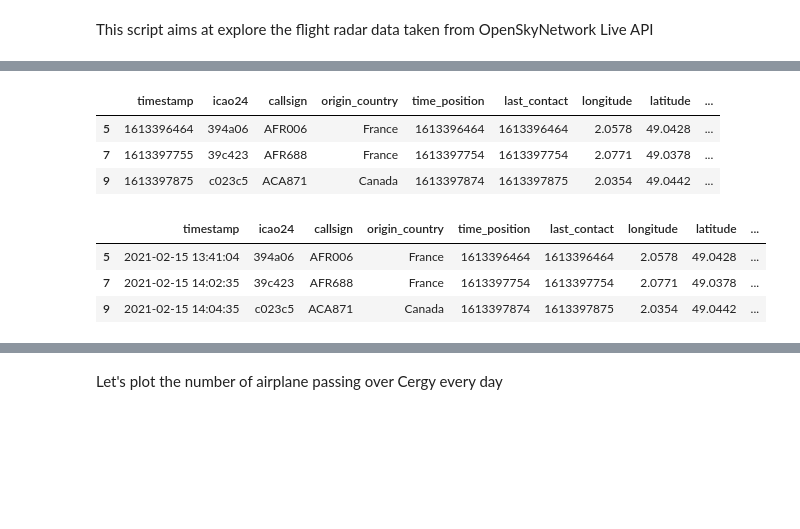
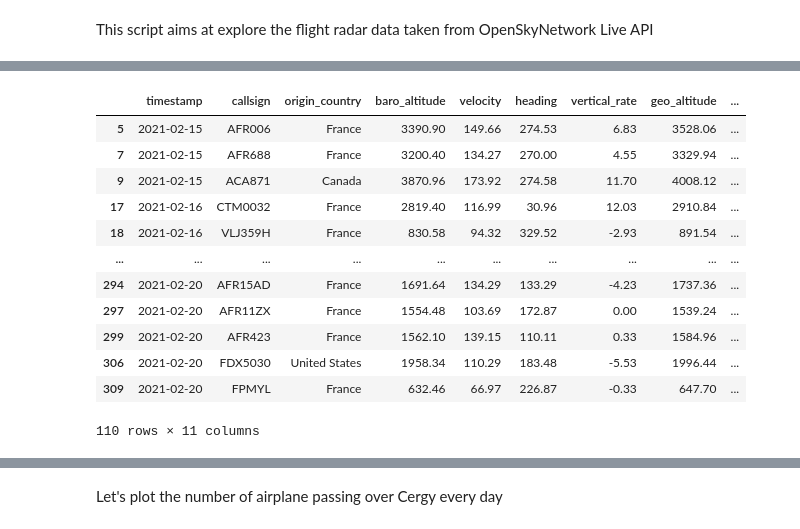
Before and after one commit to Gamma-Software/cergy_flight_radar, a Jupyter notebook: database_explore.ipynb, the cells around one changed output, grey strips where cells are left out. Drawn from its saved outputs; the diff is of its cells as text; code cells hidden in the pictures; blank space fills up the shorter version.

```diff
--- a/database_explore.ipynb
+++ b/database_explore.ipynb
@@ -47,7 +63,0 @@ del df["squawk"]
-# %%
-df
-# %% [output]
-|  | timestamp | icao24 | callsign | origin_country | time_position | last_contact | longitude | latitude | ... |
-| 5 | 1613396464 | 394a06 | AFR006 | France | 1613396464 | 1613396464 | 2.0578 | 49.0428 | ... |
-| 7 | 1613397755 | 39c423 | AFR688 | France | 1613397754 | 1613397754 | 2.0771 | 49.0378 | ... |
-| 9 | 1613397875 | c023c5 | ACA871 | Canada | 1613397874 | 1613397875 | 2.0354 | 49.0442 | ... |
@@ -56,7 +64,20 @@ df['timestamp'] = pd.to_datetime(df['timestamp'], unit='s')
-# %%
-df
-# %% [output]
-|  | timestamp | icao24 | callsign | origin_country | time_position | last_contact | longitude | latitude | ... |
-| 5 | 2021-02-15 13:41:04 | 394a06 | AFR006 | France | 1613396464 | 1613396464 | 2.0578 | 49.0428 | ... |
-| 7 | 2021-02-15 14:02:35 | 39c423 | AFR688 | France | 1613397754 | 1613397754 | 2.0771 | 49.0378 | ... |
-| 9 | 2021-02-15 14:04:35 | c023c5 | ACA871 | Canada | 1613397874 | 1613397875 | 2.0354 | 49.0442 | ... |
+# %%
+df.timestamp = pd.to_datetime(df.timestamp, unit='s').dt.normalize()
+df["day"] = df.timestamp.dt.day
+df["month"] = df.timestamp.dt.month
+df["year"] = df.timestamp.dt.year
+df
+# %% [output]
+|  | timestamp | callsign | origin_country | baro_altitude | velocity | heading | vertical_rate | geo_altitude | ... |
+| 5 | 2021-02-15 | AFR006 | France | 3390.90 | 149.66 | 274.53 | 6.83 | 3528.06 | ... |
+| 7 | 2021-02-15 | AFR688 | France | 3200.40 | 134.27 | 270.00 | 4.55 | 3329.94 | ... |
+| 9 | 2021-02-15 | ACA871 | Canada | 3870.96 | 173.92 | 274.58 | 11.70 | 4008.12 | ... |
+| 17 | 2021-02-16 | CTM0032 | France | 2819.40 | 116.99 | 30.96 | 12.03 | 2910.84 | ... |
+| 18 | 2021-02-16 | VLJ359H | France | 830.58 | 94.32 | 329.52 | -2.93 | 891.54 | ... |
+| ... | ... | ... | ... | ... | ... | ... | ... | ... | ... |
+| 294 | 2021-02-20 | AFR15AD | France | 1691.64 | 134.29 | 133.29 | -4.23 | 1737.36 | ... |
+| 297 | 2021-02-20 | AFR11ZX | France | 1554.48 | 103.69 | 172.87 | 0.00 | 1539.24 | ... |
+| 299 | 2021-02-20 | AFR423 | France | 1562.10 | 139.15 | 110.11 | 0.33 | 1584.96 | ... |
+| 306 | 2021-02-20 | FDX5030 | United States | 1958.34 | 110.29 | 183.48 | -5.53 | 1996.44 | ... |
+| 309 | 2021-02-20 | FPMYL | France | 632.46 | 66.97 | 226.87 | -0.33 | 647.70 | ... |
+110 rows × 11 columns
```
Also changed, not shown: parts of 13 cells of this notebook.
